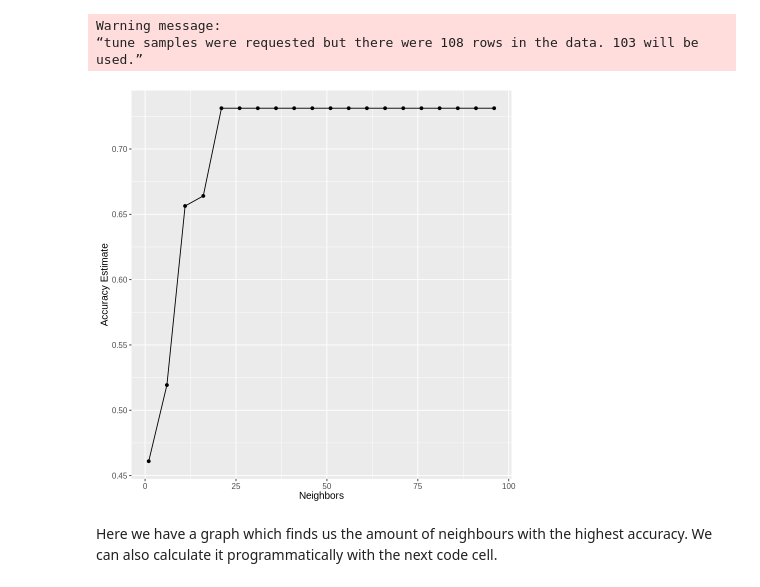
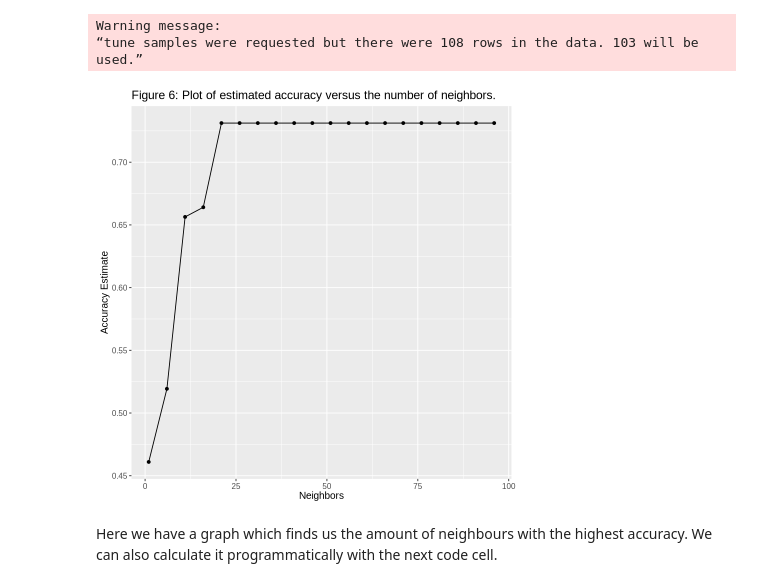
Before and after one commit to Alexr951/DSCI100Project, a Jupyter notebook: Final_Report/Final_Report.ipynb, the cells around one changed output. Cells and saved outputs as stored; diff of their text form; code cells hidden in the pictures.

```diff
--- a/Final_Report/Final_Report.ipynb
+++ b/Final_Report/Final_Report.ipynb
@@ -460,14 +476,14 @@ accuracies <- knn_results |>
 # %%
 #Visualization of accuracy vs K
 accuracy_vs_k <- ggplot(accuracies, aes(x = neighbors, y = mean)) +
   geom_point() +
   geom_line() +
-  labs(x = "Neighbors", y = "Accuracy Estimate") +
+  labs(x = "Neighbors", y = "Accuracy Estimate", title = "Figure 6: Plot of estimated accuracy versus the number of neighbors.") +
   theme(text = element_text(size = 12))
 
 accuracy_vs_k
 # %% [output]
-[figure, old version]
+[figure, new version]
 # %% [markdown]
 Here we have a graph which finds us the amount of neighbours with the highest accuracy. We can also calculate it programmatically with the next code cell.
 # %%
```
Also changed, not shown: parts of 12 cells of this notebook, 1 other file.
